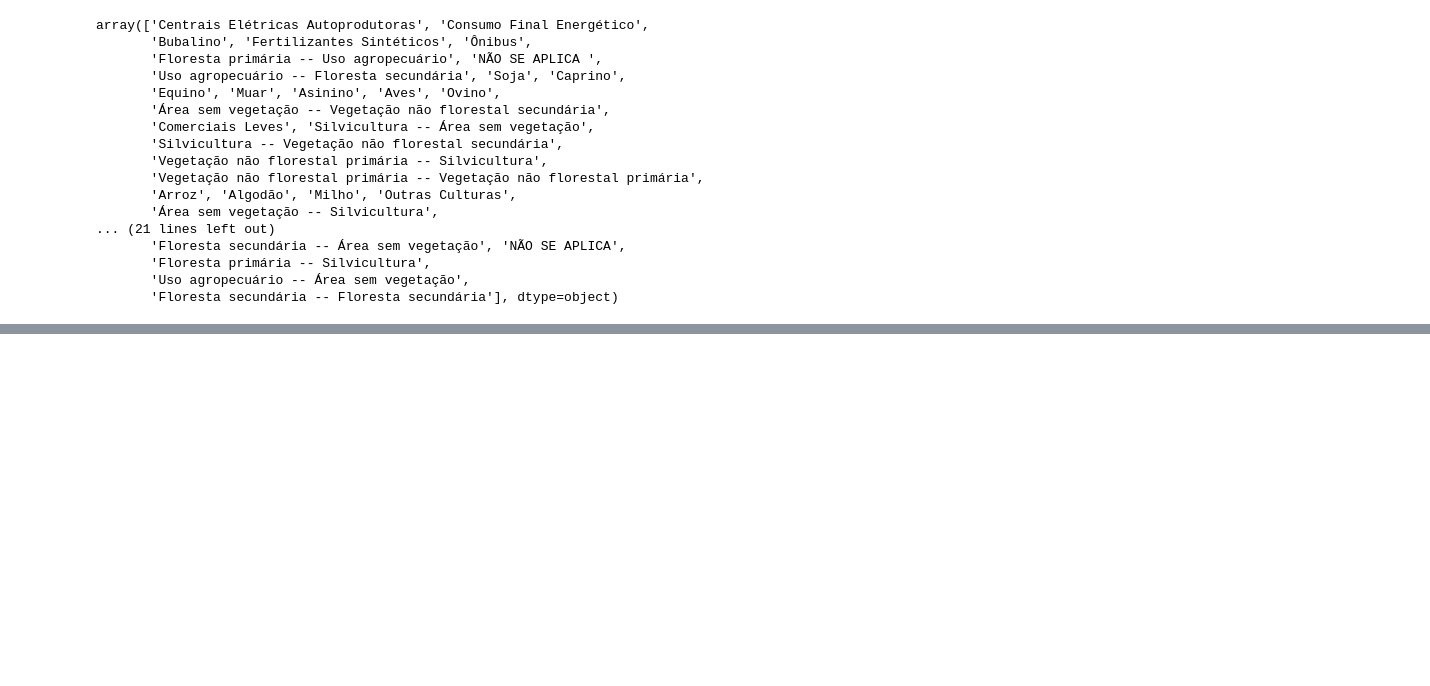
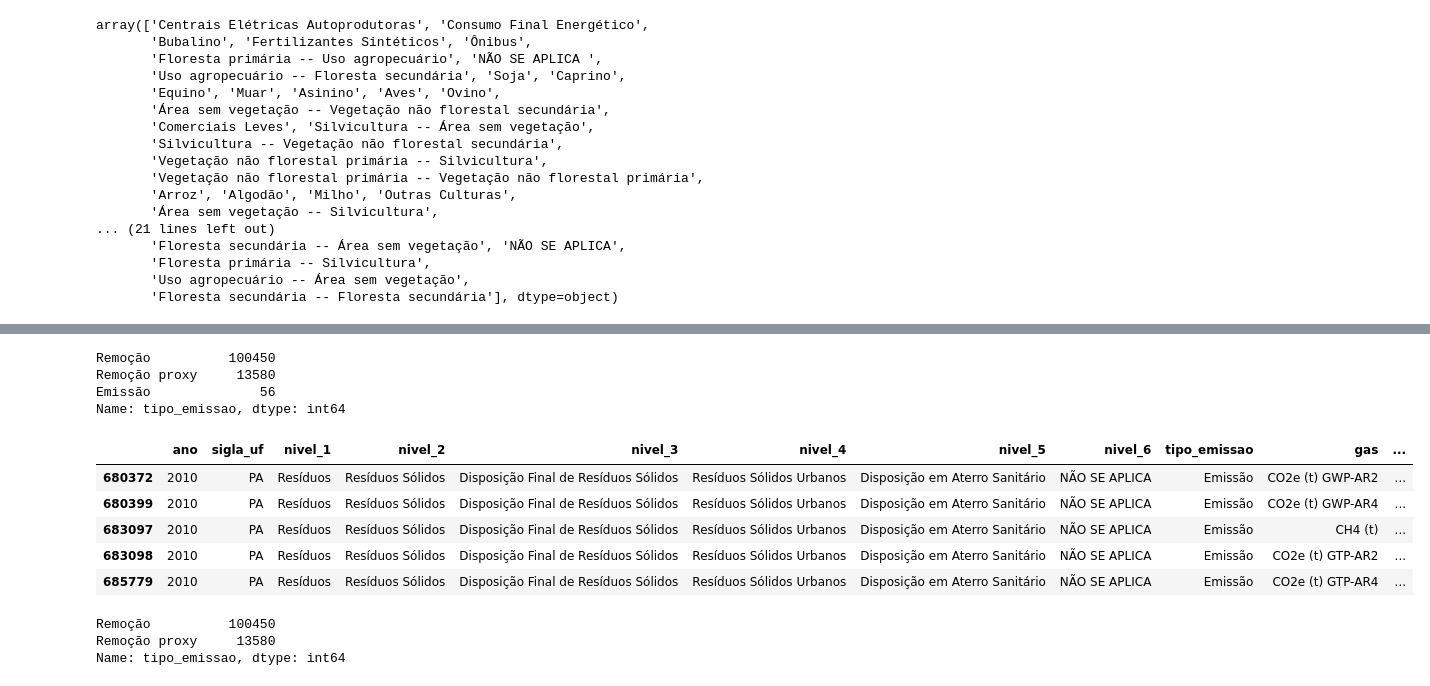
Before and after one commit to eduardochaves1/efeito-estufa-brasil, a Jupyter notebook: notebooks/data_cleaning.ipynb, the cells around one changed output, grey strips where cells are left out. Drawn from its saved outputs; the diff is of its cells as text; code cells hidden in the pictures; blank space fills up the shorter version.

```diff
--- a/notebooks/data_cleaning.ipynb
+++ b/notebooks/data_cleaning.ipynb
@@ -302,4 +302,4 @@ array(['Centrais Elétricas Autoprodutoras', 'Consumo Final Energético',
        'Uso agropecuário -- Área sem vegetação',
        'Floresta secundária -- Floresta secundária'], dtype=object)
 # %%
-df['nivel_6'] = df['nivel_6'].apply(lambda x: x.replace('NÃO SE APLICA ', 'NÃO SE APLICA'))
+df = df.apply(lambda x: x.replace('NÃO SE APLICA ', 'NÃO SE APLICA'))
@@ -325,0 +315,3 @@ array(['Centrais Elétricas Autoprodutoras', 'Consumo Final Energético',
+# %%
+df_not_emission = df.query('emissao < 0')
+df_not_emission.head()
@@ -325,0 +325,17 @@ array(['Centrais Elétricas Autoprodutoras', 'Consumo Final Energético',
+# %%
+df_not_emission['tipo_emissao'].value_counts()
+# %% [output]
+Remoção          100450
+Remoção proxy     13580
+Emissão              56
+Name: tipo_emissao, dtype: int64
+# %%
+df_emission_neg_values = df_not_emission.query('tipo_emissao == "Emissão"')
+df_emission_neg_values.head()
+# %% [output]
+|  | ano | sigla_uf | nivel_1 | nivel_2 | nivel_3 | nivel_4 | nivel_5 | nivel_6 | tipo_emissao | gas | ... |
+| 680372 | 2010 | PA | Resíduos | Resíduos Sólidos | Disposição Final de Resíduos Sólidos | Resíduos Sólidos Urbanos | Disposição em Aterro Sanitário | NÃO SE APLICA | Emissão | CO2e (t) GWP-AR2 | ... |
+| 680399 | 2010 | PA | Resíduos | Resíduos Sólidos | Disposição Final de Resíduos Sólidos | Resíduos Sólidos Urbanos | Disposição em Aterro Sanitário | NÃO SE APLICA | Emissão | CO2e (t) GWP-AR4 | ... |
+| 683097 | 2010 | PA | Resíduos | Resíduos Sólidos | Disposição Final de Resíduos Sólidos | Resíduos Sólidos Urbanos | Disposição em Aterro Sanitário | NÃO SE APLICA | Emissão | CH4 (t) | ... |
+| 683098 | 2010 | PA | Resíduos | Resíduos Sólidos | Disposição Final de Resíduos Sólidos | Resíduos Sólidos Urbanos | Disposição em Aterro Sanitário | NÃO SE APLICA | Emissão | CO2e (t) GTP-AR2 | ... |
+| 685779 | 2010 | PA | Resíduos | Resíduos Sólidos | Disposição Final de Resíduos Sólidos | Resíduos Sólidos Urbanos | Disposição em Aterro Sanitário | NÃO SE APLICA | Emissão | CO2e (t) GTP-AR4 | ... |
@@ -326,2 +346,8 @@ array(['Centrais Elétricas Autoprodutoras', 'Consumo Final Energético',
+# %%
+df_not_emission['tipo_emissao'].value_counts()
+# %% [output]
+Remoção          100450
+Remoção proxy     13580
+Name: tipo_emissao, dtype: int64
 # %%
 df.to_parquet('../data/dataset_clean.parquet')
```
Also changed, not shown: parts of 5 cells of this notebook, 2 other files.
